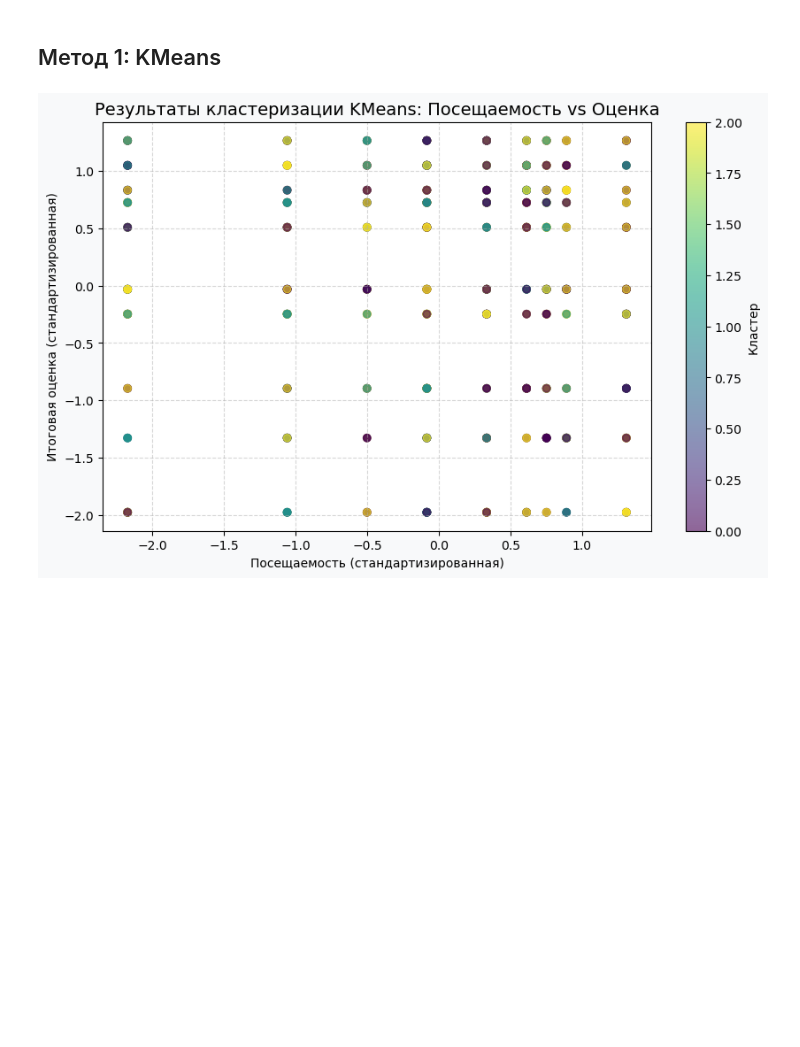
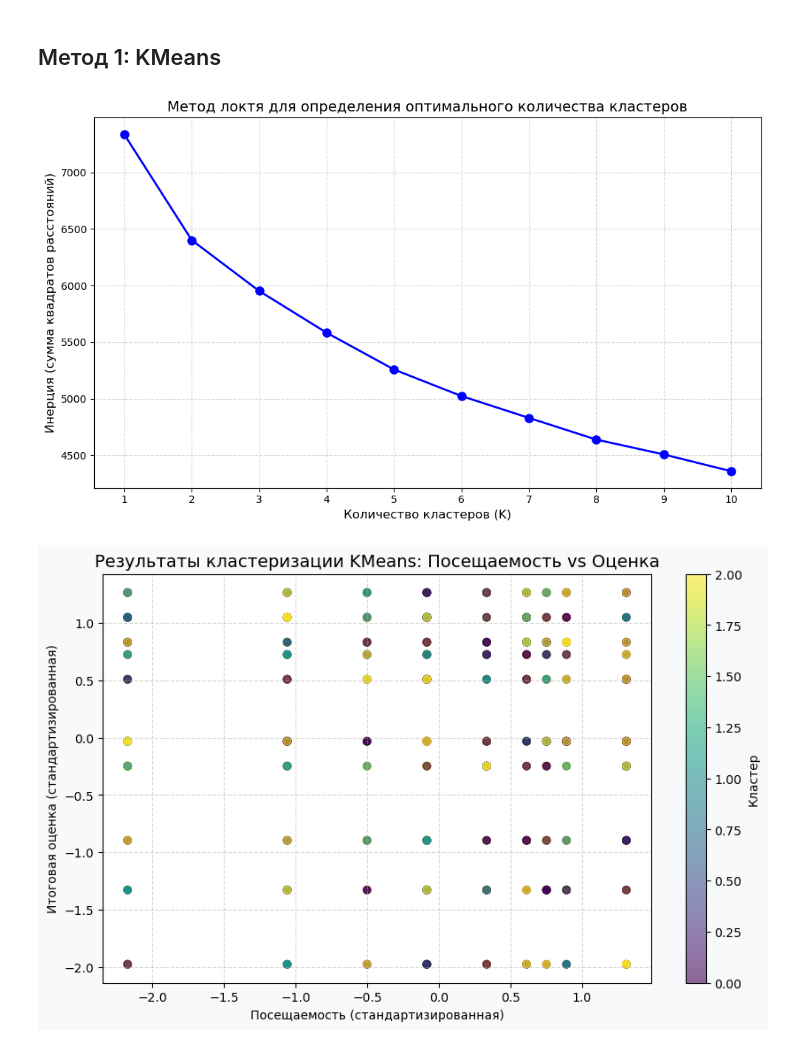
Before and after one commit to timur-valiullin/Calobaration_work, a Jupyter notebook: Students_Rating.ipynb, the cells around one changed output. Saved outputs shown, nothing was run; the diff lists cells and outputs as text; code cells hidden in the pictures; blank space fills up the shorter version.

```diff
--- a/Students_Rating.ipynb
+++ b/Students_Rating.ipynb
@@ -350,6 +356,29 @@ Study Hours                  0
 dtype: int64
 # %% [markdown]
 ## Метод 1: KMeans
+# %%
+
+plt.figure(figsize=(10, 6))
+
+inertia = []
+K_range = range(1, 11)
+
+for k in K_range:
+    kmeans = KMeans(n_clusters=k, random_state=42, n_init=10)
+    kmeans.fit(X_scaled)
+    inertia.append(kmeans.inertia_)
+
+plt.plot(K_range, inertia, 'bo-', linewidth=2, markersize=8)
+plt.xlabel('Количество кластеров (K)', fontsize=12)
+plt.ylabel('Инерция (сумма квадратов расстояний)', fontsize=12)
+plt.title('Метод локтя для определения оптимального количества кластеров', fontsize=14)
+plt.grid(True, linestyle='--', alpha=0.5)
+plt.xticks(K_range)
+
+plt.tight_layout()
+plt.show()
+# %% [output]
+[figure, added]
 # %%
 kmeans = KMeans(n_clusters=3, random_state=42, n_init=10)
 df_cluster['cluster_kmeans'] = kmeans.fit_predict(X_scaled)
```
Also changed, not shown: parts of 4 cells of this notebook.
